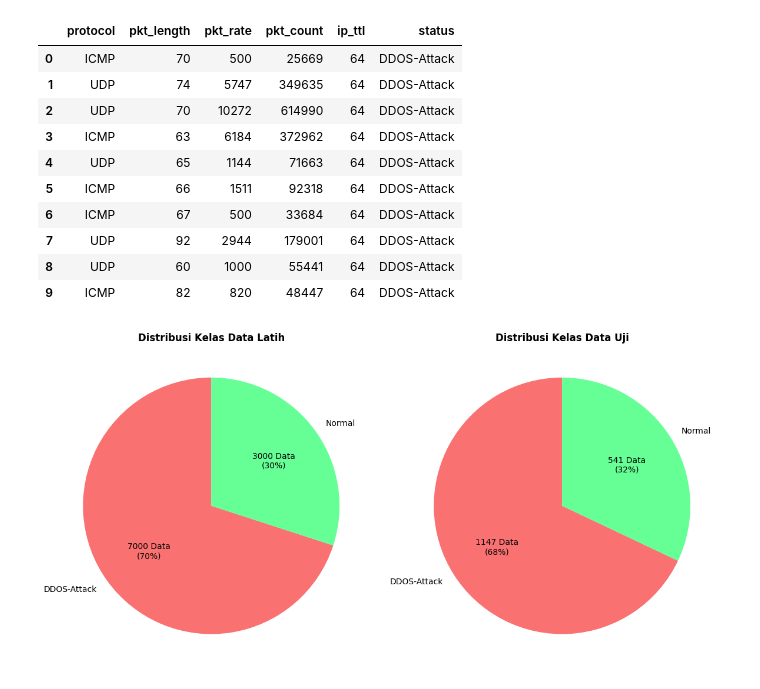
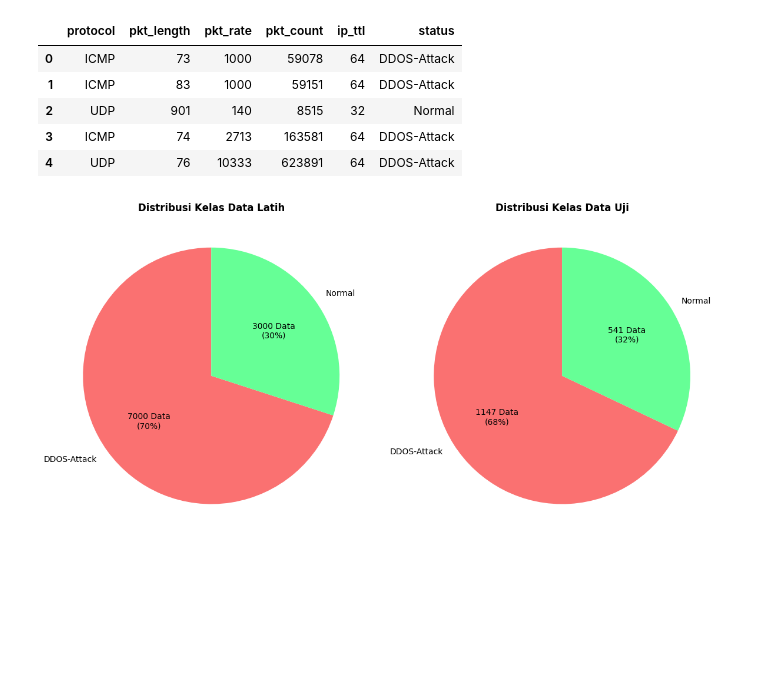
Before and after one commit to Liando18/deteksi-ddos, a Jupyter notebook: model/pelatihan-before.ipynb, the cells around one changed output. Saved outputs shown, nothing was run; the diff lists cells and outputs as text; code cells hidden in the pictures; blank space fills up the shorter version.

```diff
--- a/model/pelatihan-model.ipynb
+++ b/model/pelatihan-before.ipynb
@@ -11,20 +10,15 @@ import numpy as np
 # %%
 df_train = pd.read_csv('../dataset/train.csv', delimiter=";")
 df_test = pd.read_csv('../dataset/test.csv', delimiter=";")
 
-df_train.head(10)
+df_test.head()
 # %% [output]
 |  | protocol | pkt_length | pkt_rate | pkt_count | ip_ttl | status |
-| 0 | ICMP | 70 | 500 | 25669 | 64 | DDOS-Attack |
-| 1 | UDP | 74 | 5747 | 349635 | 64 | DDOS-Attack |
-| 2 | UDP | 70 | 10272 | 614990 | 64 | DDOS-Attack |
-| 3 | ICMP | 63 | 6184 | 372962 | 64 | DDOS-Attack |
-| 4 | UDP | 65 | 1144 | 71663 | 64 | DDOS-Attack |
-| 5 | ICMP | 66 | 1511 | 92318 | 64 | DDOS-Attack |
-| 6 | ICMP | 67 | 500 | 33684 | 64 | DDOS-Attack |
-| 7 | UDP | 92 | 2944 | 179001 | 64 | DDOS-Attack |
-| 8 | UDP | 60 | 1000 | 55441 | 64 | DDOS-Attack |
-| 9 | ICMP | 82 | 820 | 48447 | 64 | DDOS-Attack |
+| 0 | ICMP | 73 | 1000 | 59078 | 64 | DDOS-Attack |
+| 1 | ICMP | 83 | 1000 | 59151 | 64 | DDOS-Attack |
+| 2 | UDP | 901 | 140 | 8515 | 32 | Normal |
+| 3 | ICMP | 74 | 2713 | 163581 | 64 | DDOS-Attack |
+| 4 | UDP | 76 | 10333 | 623891 | 64 | DDOS-Attack |
 # %%
 fig, axes = plt.subplots(1, 2, figsize=(12, 6))
 
```
Also changed, not shown: parts of 3 cells of this notebook, 14 other files.
